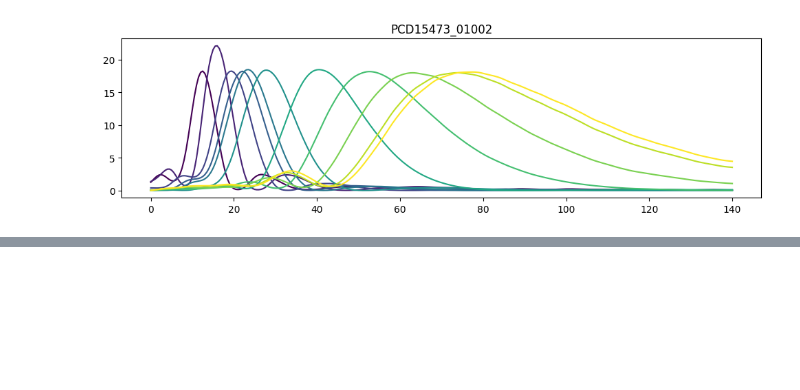
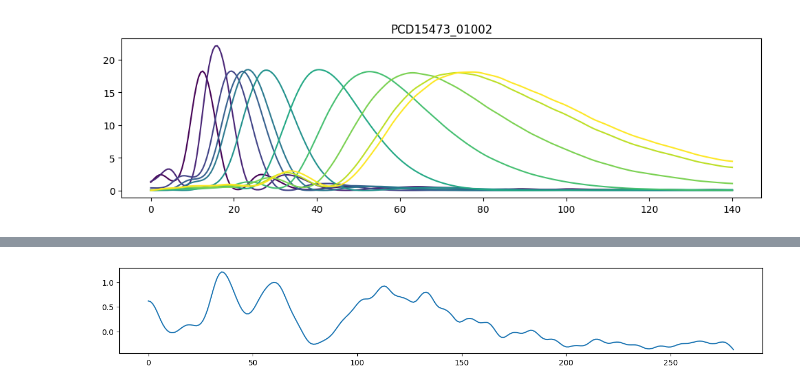
Before and after one commit to neurodream/PRESTUS, a Jupyter notebook: scripts/visualize_IS_profiles.ipynb, the cells around one changed output, grey strips where cells are left out. Saved outputs shown, nothing was run; the diff lists cells and outputs as text; code cells hidden in the pictures; blank space fills up the shorter version.

```diff
--- a/scripts/visualize_IS_profiles.ipynb
+++ b/scripts/visualize_IS_profiles.ipynb
@@ -33,0 +71,8 @@ for f in files:
+# %%
+plt.figure(figsize=(15,2))
+df1 = pd.read_csv(files[0], skiprows=1)
+df2 = pd.read_csv(files[3], skiprows=1)
+plt.plot(df1["Distance WRT Exit plane (mm)"], [e1 - e2 for e1, e2 in zip(df1["90"], df2["90"])])
+plt.show()
+# %% [output]
+[figure, added]
```
Also changed, not shown: parts of 3 cells of this notebook, 26 other files.
